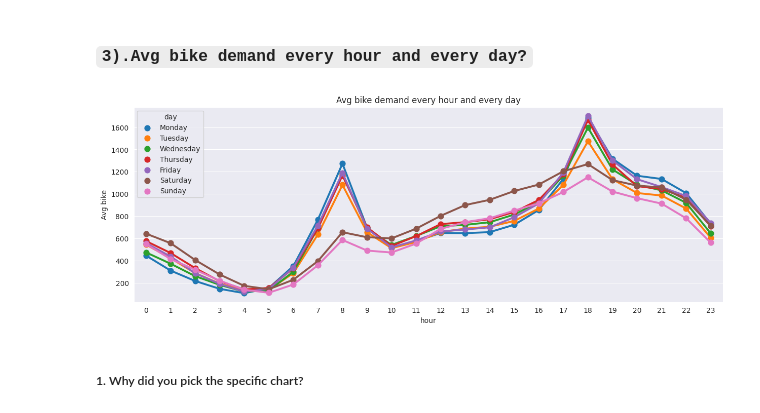
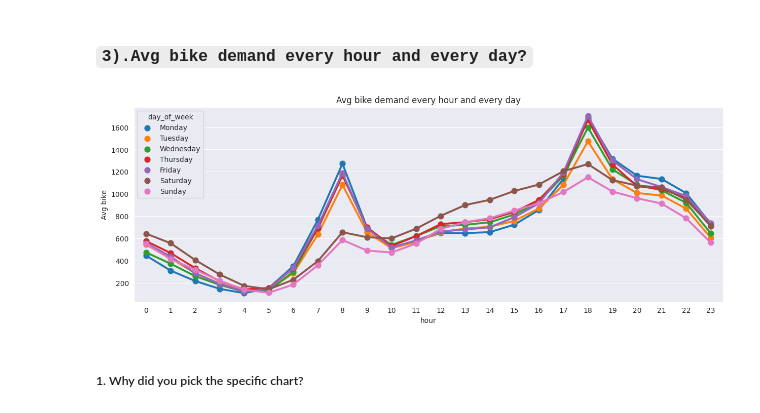
Before and after one commit to Vijaysiraw/ML_Regression_Bike_Sharing_Demand_Prediction, a Jupyter notebook: ML_Regression_Bike_Sharing_Demand_Prediction.ipynb, the cells around one changed output. Cells and saved outputs as stored; diff of their text form; code cells hidden in the pictures.

```diff
--- a/ML_Regression_Bike_Sharing_Demand_Prediction.ipynb
+++ b/ML_Regression_Bike_Sharing_Demand_Prediction.ipynb
@@ -474,18 +474,18 @@ This is likely due to the warmer weather and increased outdoor activities during
 ### **`3).Avg bike demand every hour and every day?`**
 # %%
 #grouping the data according to days
-daily_prediction=round(sb.groupby(['day','hour'])['rented_bike_count'].mean().reset_index(),2)
+daily_prediction=round(sb.groupby(['day_of_week','hour'])['rented_bike_count'].mean().reset_index(),2)
 # %%
 plt=reload(plt)
 sns.set_style('darkgrid')
 plt.figure(figsize=(15,5))
 hue_order=['Monday', 'Tuesday','Wednesday','Thursday','Friday','Saturday','Sunday']
-sns.pointplot(x='hour',y='rented_bike_count',data=daily_prediction,hue='day',hue_order=hue_order)
+sns.pointplot(x='hour',y='rented_bike_count',data=daily_prediction,hue='day_of_week',hue_order=hue_order)
 plt.title('Avg bike demand every hour and every day')
 plt.ylabel('Avg bike')
 plt.show()
 # %% [output]
-[figure, old version]
+[figure, new version]
 # %% [markdown]
 ##### 1. Why did you pick the specific chart?
 # %% [markdown]
```
Also changed, not shown: parts of 68 cells of this notebook.
